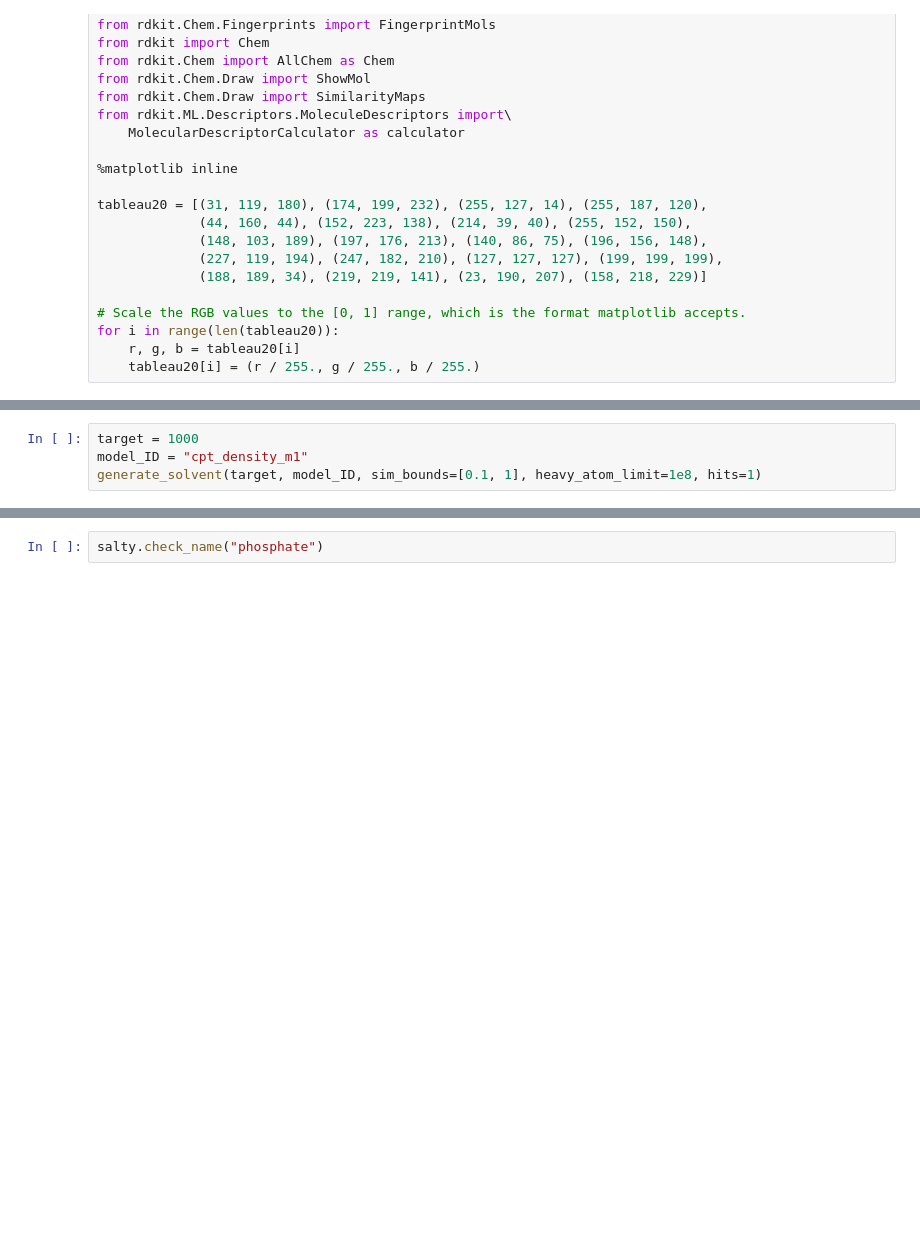
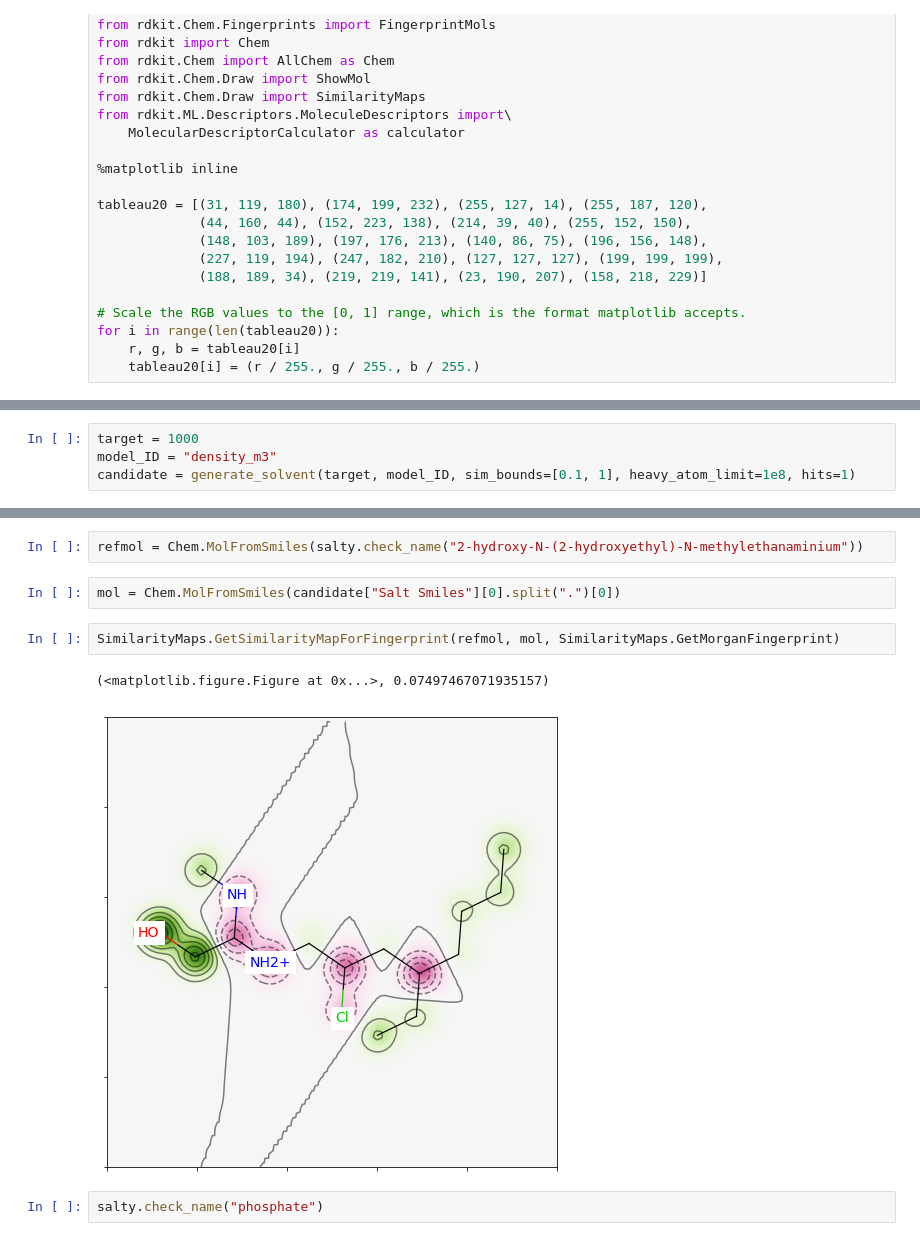
Before and after one commit to wesleybeckner/gains, a Jupyter notebook: scripts/gains_prototype.ipynb, the cells around one changed output, grey strips where cells are left out. Drawn from its saved outputs; the diff is of its cells as text; blank space fills up the shorter version.

```diff
--- a/scripts/gains_prototype.ipynb
+++ b/scripts/gains_prototype.ipynb
@@ -47,5 +73,5 @@ for i in range(len(tableau20)):
 # %%
 target = 1000
-model_ID = "cpt_density_m1"
-generate_solvent(target, model_ID, sim_bounds=[0.1, 1], heavy_atom_limit=1e8, hits=1)
+model_ID = "density_m3"
+candidate = generate_solvent(target, model_ID, sim_bounds=[0.1, 1], heavy_atom_limit=1e8, hits=1)
 # %% [output]
@@ -71,3 +90,12 @@ molecular relative:     1-butyl-3-methylimidazolium
+# %%
+refmol = Chem.MolFromSmiles(salty.check_name("2-hydroxy-N-(2-hydroxyethyl)-N-methylethanaminium"))
+# %%
+mol = Chem.MolFromSmiles(candidate["Salt Smiles"][0].split(".")[0])
+# %%
+SimilarityMaps.GetSimilarityMapForFingerprint(refmol, mol, SimilarityMaps.GetMorganFingerprint)
+# %% [output]
+(<matplotlib.figure.Figure at 0x...>, 0.07497467071935157)
+[figure, added]
 # %%
 salty.check_name("phosphate")
 # %% [output]
```
Also changed, not shown: parts of 3 cells of this notebook, 29 other files.
